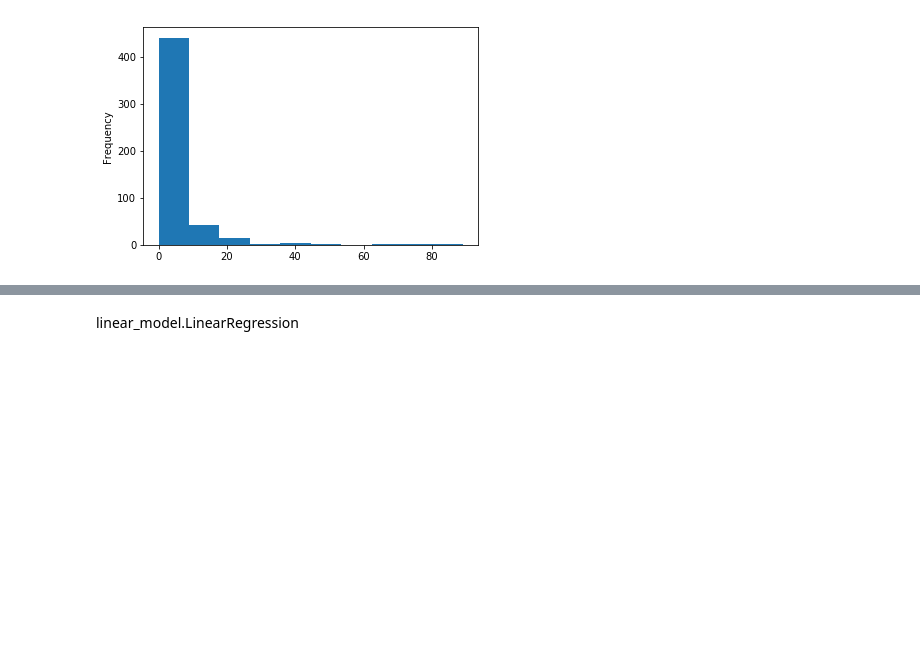
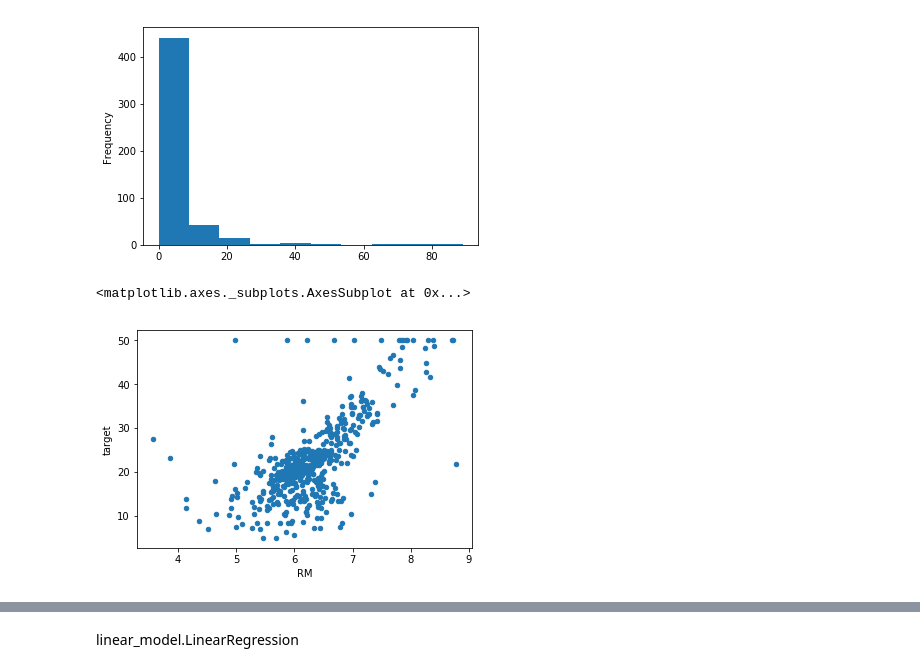
Before and after one commit to learningwithdg/datascience, a Jupyter notebook: Sessions/Machine Learning Introduction.ipynb, the cells around one changed output, grey strips where cells are left out. Drawn from its saved outputs; the diff is of its cells as text; code cells hidden in the pictures; blank space fills up the shorter version.

```diff
--- a/Sessions/Machine Learning Introduction.ipynb
+++ b/Sessions/Machine Learning Introduction.ipynb
@@ -151,3 +170,8 @@ df['CRIM'].plot(kind='hist')
 # %% [output]
 <matplotlib.axes._subplots.AxesSubplot at 0x...>
 [figure]
+# %%
+df[['RM', 'target']].plot.scatter('RM', 'target')
+# %% [output]
+<matplotlib.axes._subplots.AxesSubplot at 0x...>
+[figure, added]
```
Also changed, not shown: parts of 32 cells of this notebook.
